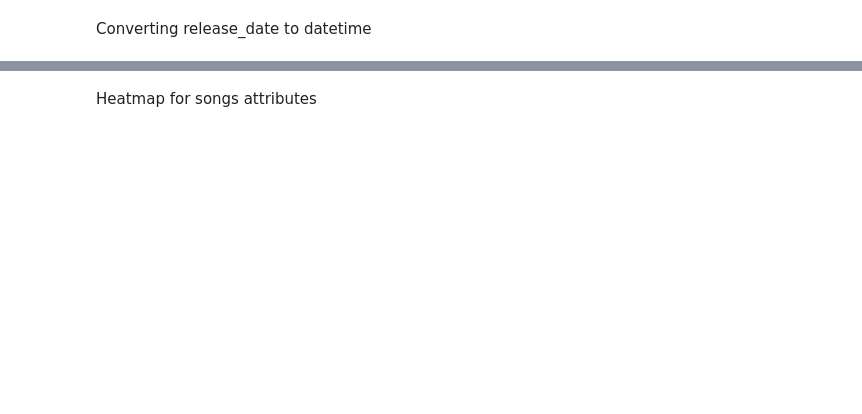
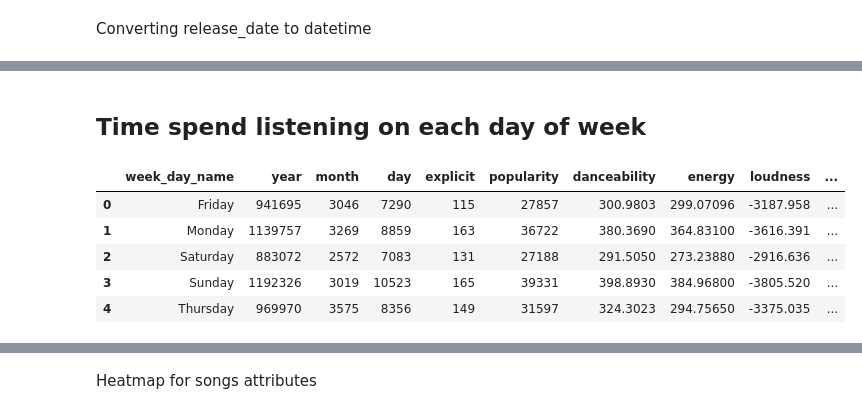
Before and after one commit to Mega-Barrel/spotify_analysis, a Jupyter notebook: streamHistory_analysis.ipynb, the cells around one changed output, grey strips where cells are left out. Drawn from its saved outputs; the diff is of its cells as text; code cells hidden in the pictures; blank space fills up the shorter version.

```diff
--- a/streamHistory_analysis.ipynb
+++ b/streamHistory_analysis.ipynb
@@ -184,0 +23,6 @@ fig.show()
+# %%
+history['release_date'] =  pd.to_datetime(history['release_date'])
+history['end_time'] =  pd.to_datetime(history['end_time'])
+# %%
+history['minutes_played'] = history[' ms_played'].divide(60000)
+history.drop(' ms_played', axis=1, inplace=True)
@@ -184,0 +160,5 @@ fig.show()
+# %%
+history['days'] = [d.date() for d in history['end_time']]
+history['time'] = [d.time() for d in history['end_time']]
+history.drop('end_time', axis=1, inplace=True)
+history.head()
@@ -184,0 +196,14 @@ fig.show()
+# %% [markdown]
+## Time spend listening on each day of week
+# %%
+history['week_day_name'] = pd.DatetimeIndex(history['days']).day_name()
+# %%
+week_day_date = history.groupby(by=['week_day_name'], as_index=False).sum()
+week_day_date.head()
+# %% [output]
+|  | week_day_name | year | month | day | explicit | popularity | danceability | energy | loudness | ... |
+| 0 | Friday | 941695 | 3046 | 7290 | 115 | 27857 | 300.9803 | 299.07096 | -3187.958 | ... |
+| 1 | Monday | 1139757 | 3269 | 8859 | 163 | 36722 | 380.3690 | 364.83100 | -3616.391 | ... |
+| 2 | Saturday | 883072 | 2572 | 7083 | 131 | 27188 | 291.5050 | 273.23880 | -2916.636 | ... |
+| 3 | Sunday | 1192326 | 3019 | 10523 | 165 | 39331 | 398.8930 | 384.96800 | -3805.520 | ... |
+| 4 | Thursday | 969970 | 3575 | 8356 | 149 | 31597 | 324.3023 | 294.75650 | -3375.035 | ... |
```
Also changed, not shown: parts of 54 cells of this notebook.
